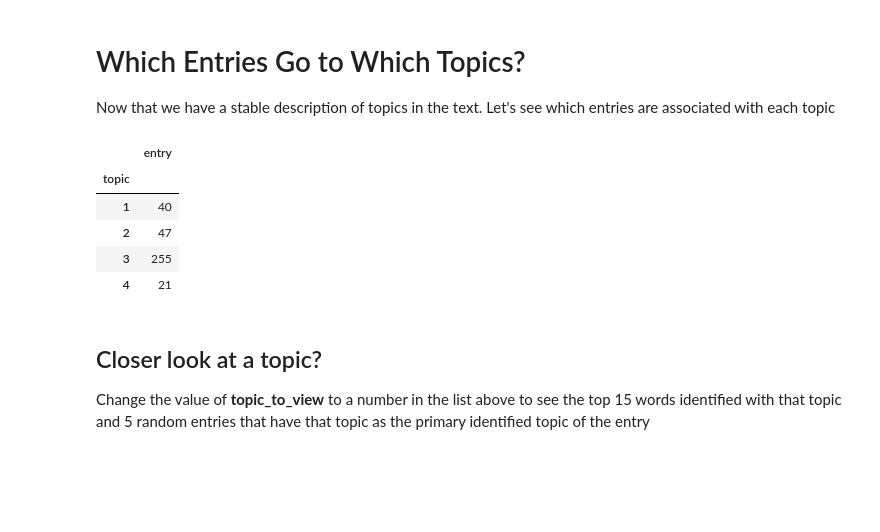
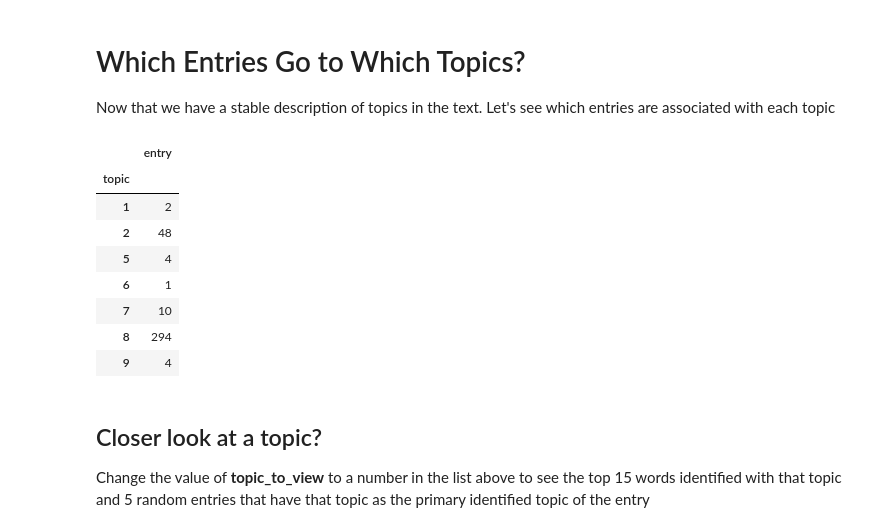
Before and after one commit to fjohnson/Advanced_Text_Analysis_with_Python, a Jupyter notebook: Advanced_Text_Analysis.ipynb, the cells around one changed output. Drawn from its saved outputs; the diff is of its cells as text; code cells hidden in the pictures; blank space fills up the shorter version.

```diff
--- a/Advanced_Text_Analysis.ipynb
+++ b/Advanced_Text_Analysis.ipynb
@@ -126,7 +114,7 @@ winnie_corpus.head()
 With out text loaded up we need to now process it so when we compare different entries it will be as close as possiblies to **apples to apples**. Applying all of these preparations is often called a pipeline. We'll setup our pipeline in the next cell.
 # %%
 #Parameters
-BIGRAM_MIN = 1
+BIGRAM_MIN = 6
 BIGRAM_THRESH = 10
 
 ALLOWED_POSTAGS = [
@@ -139,9 +127,9 @@ ALLOWED_POSTAGS = [
     "DET",
     "INTJ",
     "NOUN",
-    #"PART",
+    "PART",
     "PRON",
-    #"PROPN",
+    "PROPN",
     "SCONJ",
     "VERB"
 ]
@@ -378,17 +408,29 @@ TOPICS = 4
+# %%
+NUM_TOPICS = 9
 # %%
 #Generate Model and get basic dynamics of it
-lda_model_2 = gensim.models.ldamodel.LdaModel(corpus=corpus,
-                                           id2word=id2word,
-                                           num_topics=TOPICS,
-                                           random_state=100,
-                                           update_every=1,
-                                           chunksize=100,
-                                           passes=10,
-                                           alpha='auto',
-                                           per_word_topics=True)
+lda_model_optimized = gensim.models.ldamodel.LdaModel(\
+                                            alpha=ALPHA,
+                                            chunksize=CHUNKSIZE,
+                                            corpus=corpus,
+                                            id2word=id2word,
+                                            iterations = ITERATIONS,
+                                            num_topics=NUM_TOPICS,
+                                            passes= PASSES,
+                                            per_word_topics= PER_WORD_TOPICS,
+                                            random_state=RANDOM_STATE,
+                                            update_every=UPDATE_EVERY,
+                                           )
 
-print("Done Building Inital Model")
+print("Done Building Optimized Model")
 
-vis2 = pyLDAvis.gensim_models.prepare(lda_model_2,corpus,id2word)
+cs = CoherenceModel(model = lda_model_optimized, \
+                               texts = data_lemmatized, \
+                               dictionary = id2word, \
+                               coherence = COHERENCE_METHOD
+                     )
+print("Coherence? ",cs.get_coherence())
+
+vis2 = pyLDAvis.gensim_models.prepare(lda_model_optimized,corpus,id2word)
 vis2
 # %% [output]
@@ -446,24 +489,27 @@ Now that we have a stable description of topics in the text. Let's see which ent
 # %%
 top_cats = []
 top_prop = []
 
 for i in range(0,len(corpus)):
   #print(f_lookup[i], "->",sorted(lda_model.get_document_topics(corpus[i]),key = lambda tup: tup[1],reverse=True)[0])
-  top_cats.append(sorted(lda_model_2.get_document_topics(corpus[i]),key = lambda tup: tup[1],reverse=True)[0][0] + 1)
-  top_prop.append(sorted(lda_model_2.get_document_topics(corpus[i]),key = lambda tup: tup[1],reverse=True)[0][1])
+  top_cats.append(sorted(lda_model_optimized.get_document_topics(corpus[i]),key = lambda tup: tup[1],reverse=True)[0][0] + 1)
+  top_prop.append(sorted(lda_model_optimized.get_document_topics(corpus[i]),key = lambda tup: tup[1],reverse=True)[0][1])
 
 
 winnie_corpus['topic'] = top_cats
 winnie_corpus['prob_for_topic'] = top_prop
 
 winnie_corpus.groupby(['topic'])[['entry']].count()
 # %% [output]
 |  | entry |
 | topic |  |
-| 1 | 40 |
-| 2 | 47 |
-| 3 | 255 |
-| 4 | 21 |
+| 1 | 2 |
+| 2 | 48 |
+| 5 | 4 |
+| 6 | 1 |
+| 7 | 10 |
+| 8 | 294 |
+| 9 | 4 |
 # %% [markdown]
 ## Closer look at a topic?
 
```
Also changed, not shown: parts of 17 cells of this notebook.
